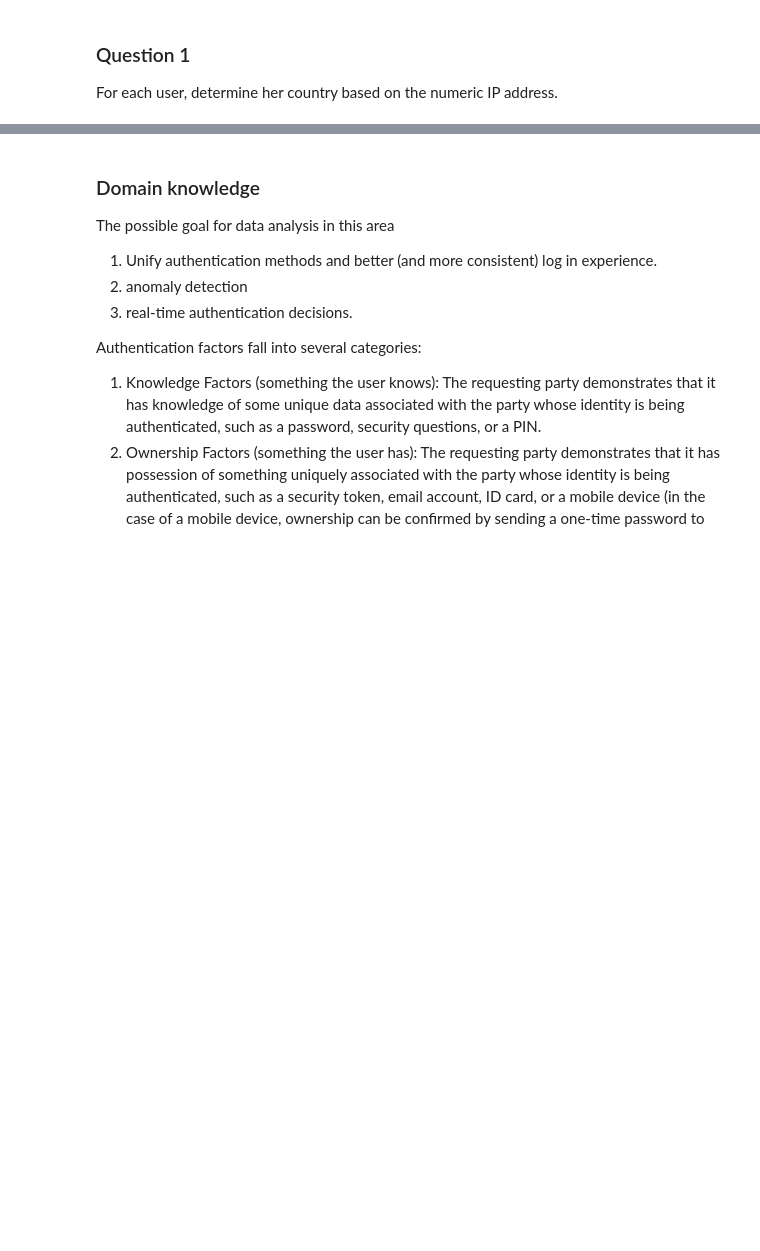
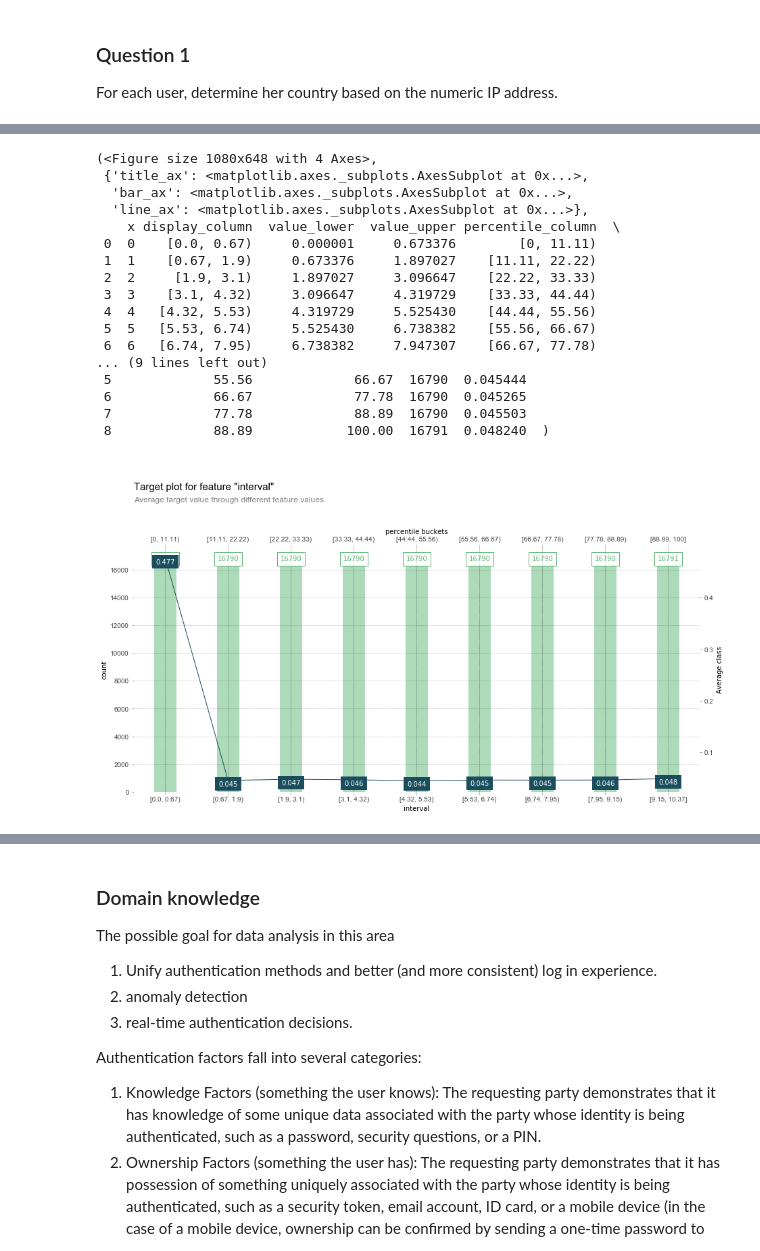
Before and after one commit to crazywiden/Leetcode_daily_submit, a Jupyter notebook: 20e/Identifying Fraudulent Activities.ipynb, the cells around one changed output, grey strips where cells are left out. Drawn from its saved outputs; the diff is of its cells as text; code cells hidden in the pictures; blank space fills up the shorter version.

```diff
--- a/20e/Identifying Fraudulent Activities.ipynb
+++ b/20e/Identifying Fraudulent Activities.ipynb
@@ -112,0 +285,22 @@ Fraud.to_csv("Fraud.csv")
+# %%
+target_plot(
+    df=dt, feature='interval', feature_name='interval', target='class', show_percentile=True)
+# %% [output]
+(<Figure size 1080x648 with 4 Axes>,
+ {'title_ax': <matplotlib.axes._subplots.AxesSubplot at 0x...>,
+  'bar_ax': <matplotlib.axes._subplots.AxesSubplot at 0x...>,
+  'line_ax': <matplotlib.axes._subplots.AxesSubplot at 0x...>},
+    x display_column  value_lower  value_upper percentile_column  \
+ 0  0    [0.0, 0.67)     0.000001     0.673376        [0, 11.11)
+ 1  1    [0.67, 1.9)     0.673376     1.897027    [11.11, 22.22)
+ 2  2     [1.9, 3.1)     1.897027     3.096647    [22.22, 33.33)
+ 3  3    [3.1, 4.32)     3.096647     4.319729    [33.33, 44.44)
+ 4  4   [4.32, 5.53)     4.319729     5.525430    [44.44, 55.56)
+ 5  5   [5.53, 6.74)     5.525430     6.738382    [55.56, 66.67)
+ 6  6   [6.74, 7.95)     6.738382     7.947307    [66.67, 77.78)
+... (9 lines left out)
+ 5             55.56             66.67  16790  0.045444
+ 6             66.67             77.78  16790  0.045265
+ 7             77.78             88.89  16790  0.045503
+ 8             88.89            100.00  16791  0.048240  )
+[figure, added]
```
Also changed, not shown: parts of 41 cells of this notebook.
